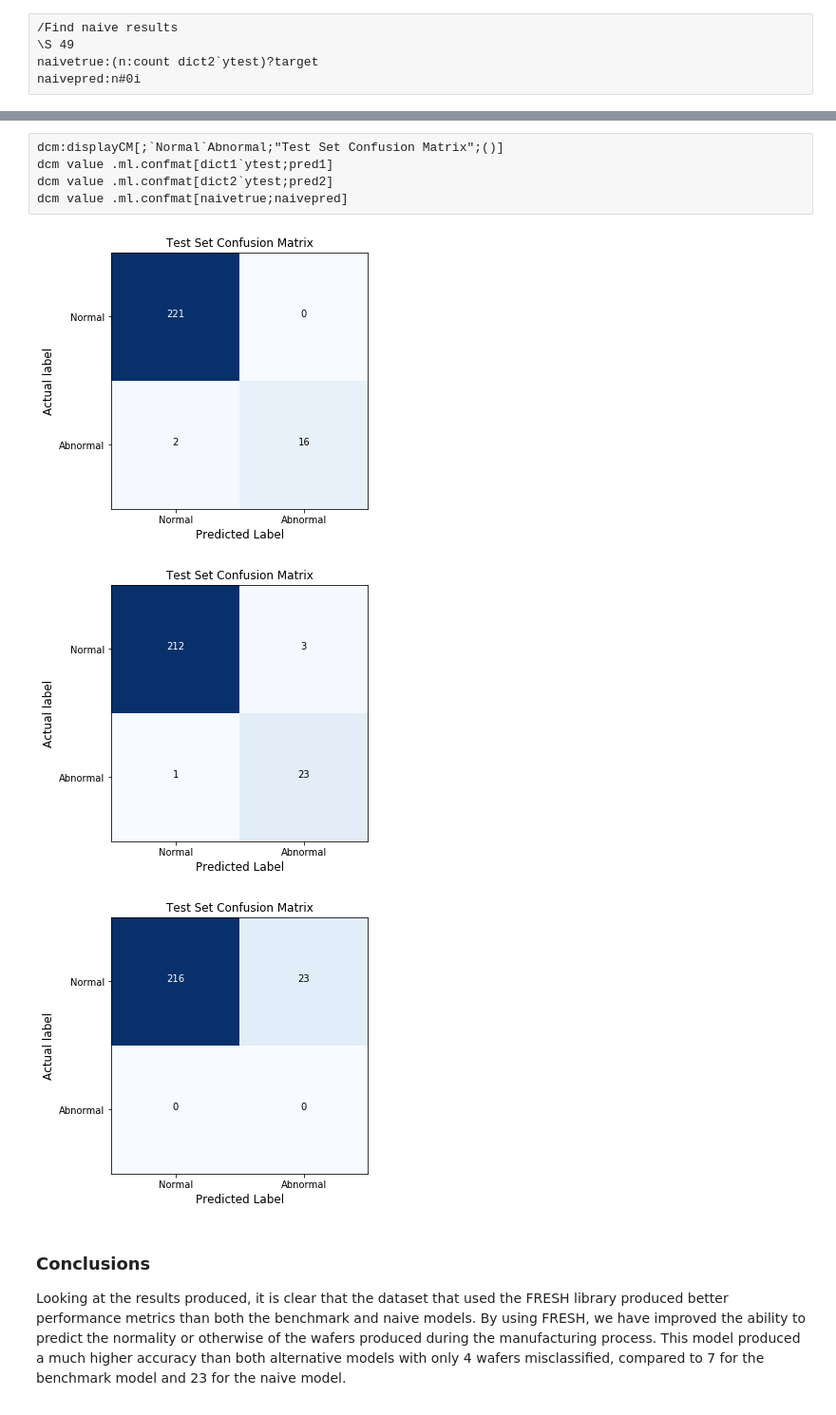
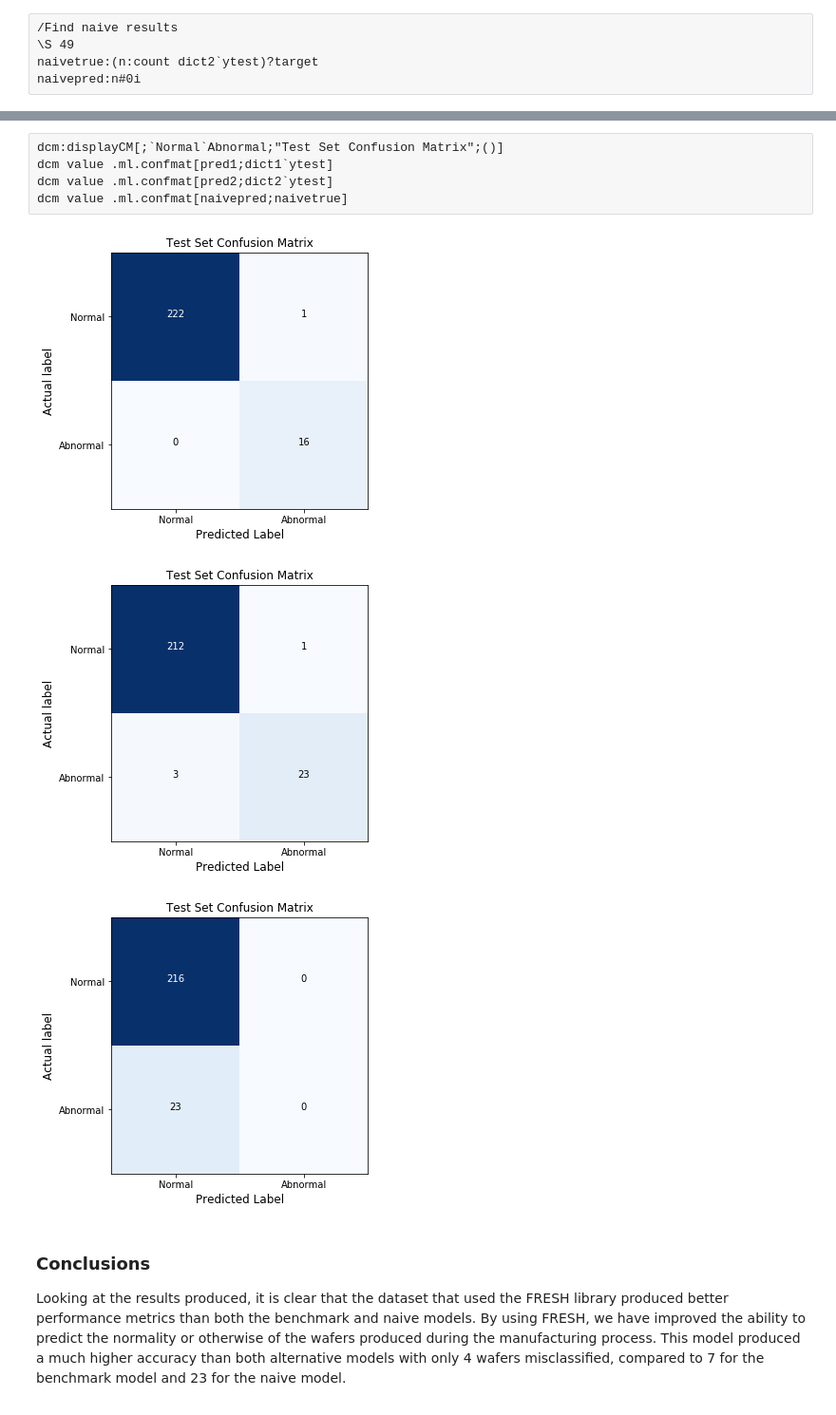
Before and after one commit to KxSystems/mlnotebooks, a Jupyter notebook: notebooks/06 Feature Extraction and Selection.ipynb, the cells around one changed output, grey strips where cells are left out. Shown at 95% size. Cells and saved outputs as stored; diff of their text form.

```diff
--- a/notebooks/06 Feature Extraction and Selection.ipynb
+++ b/notebooks/06 Feature Extraction and Selection.ipynb
@@ -636,13 +640,13 @@ Benchmark model: 0.9832636
 Naive model:     0.9037657
 # %%
 dcm:displayCM[;`Normal`Abnormal;"Test Set Confusion Matrix";()]
-dcm value .ml.confmat[dict1`ytest;pred1]
-dcm value .ml.confmat[dict2`ytest;pred2]
-dcm value .ml.confmat[naivetrue;naivepred]
+dcm value .ml.confmat[pred1;dict1`ytest]
+dcm value .ml.confmat[pred2;dict2`ytest]
+dcm value .ml.confmat[naivepred;naivetrue]
 # %% [output]
-[figure, old version]
+[figure, new version]
-[figure, old version]
+[figure, new version]
-[figure, old version]
+[figure, new version]
 # %% [markdown]
 ### Conclusions
 
```
Also changed, not shown: parts of 13 cells of this notebook, 15 other files.
